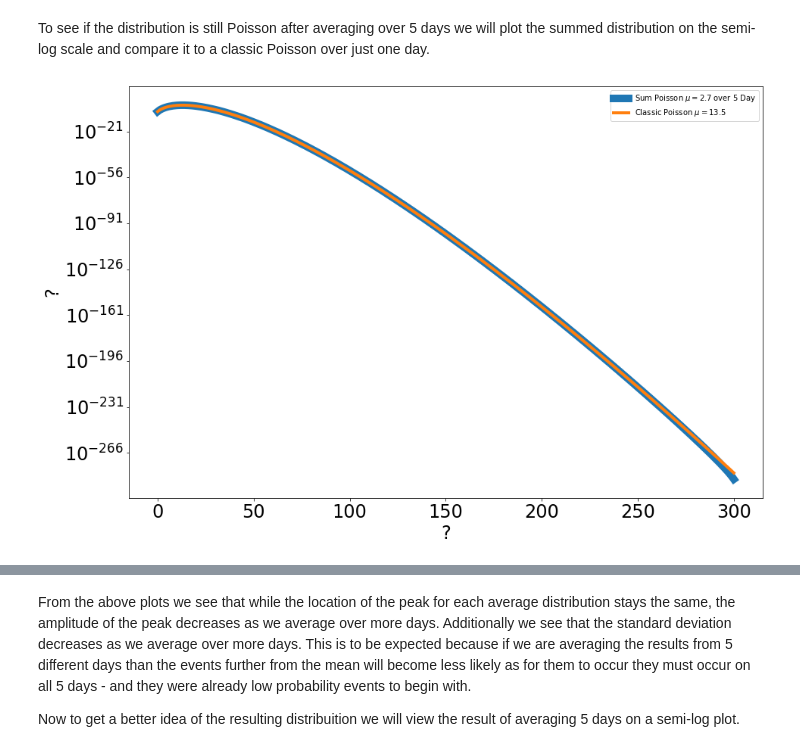
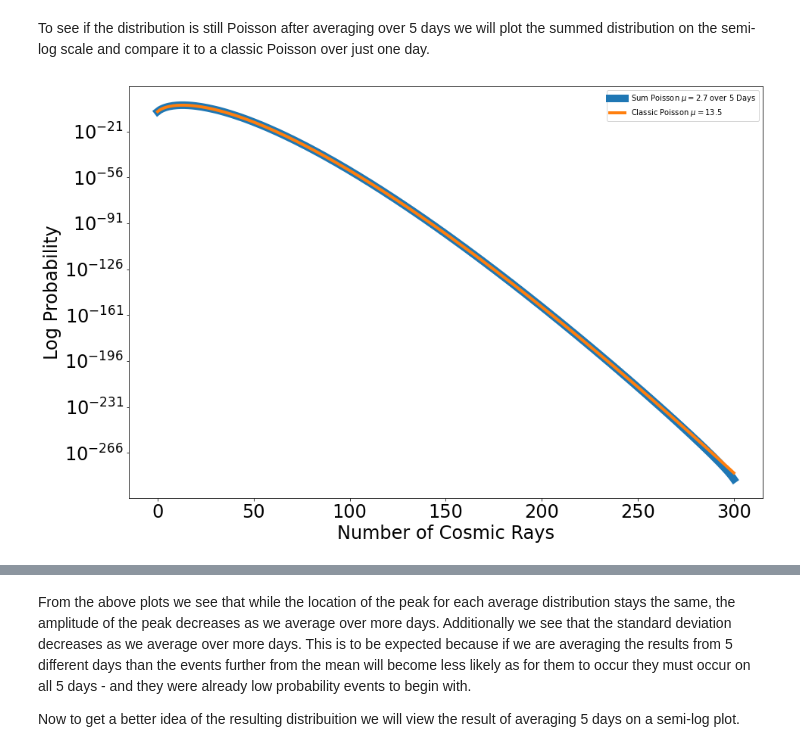
Before and after one commit to williamdolsen/phys434-21au, a Jupyter notebook: labs/lab2/lab2.ipynb, the cells around one changed output, grey strips where cells are left out. Cells and saved outputs as stored; diff of their text form; code cells hidden in the pictures.

```diff
--- a/labs/lab2/lab2.ipynb
+++ b/labs/lab2/lab2.ipynb
@@ -67,18 +67,18 @@ From the resulting graph above we see that as we sum accross more days our proba
 # %% [markdown]
 To see if the distribution is still Poisson after averaging over 5 days we will plot the summed distribution on the semi-log scale and compare it to a classic Poisson over just one day.
 # %%
-plt.plot(xs_4_conv, probs_4_conv, label=f'Sum Poisson $\mu={cr_rate}$ over 5 Day', linewidth=10)
+plt.plot(xs_4_conv, probs_4_conv, label=f'Sum Poisson $\mu={cr_rate}$ over 5 Days', linewidth=10)
 
 xs_semi_log = np.linspace(0, xs_4_conv[-1], len(xs_4_conv))
 probs_semi_log = stats.poisson.pmf(xs_semi_log, cr_rate * 5)
 plt.plot(xs_semi_log, probs_semi_log, label=f'Classic Poisson $\mu={cr_rate*5}$', linewidth=4)
 
 plt.tick_params(labelsize=24)
 plt.yscale('log')
-plt.xlabel('?', fontdict={'size':24})
-plt.ylabel('?', fontdict={'size':24})
+plt.ylabel('Log Probability', fontdict={'size':24})
+plt.xlabel('Number of Cosmic Rays', fontdict={'size':24})
 plt.legend()
 plt.show()
 # %% [output]
-[figure, old version]
+[figure, new version]
 # %% [markdown]
```
Also changed, not shown: parts of 22 cells of this notebook.
